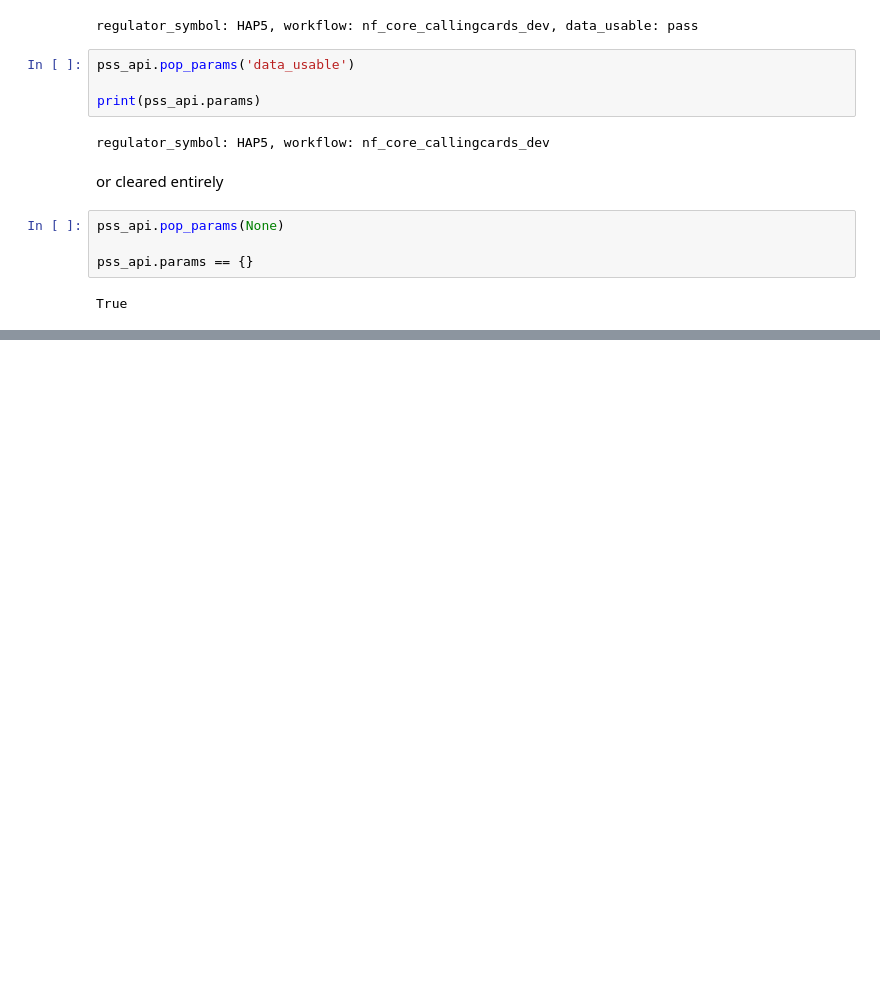
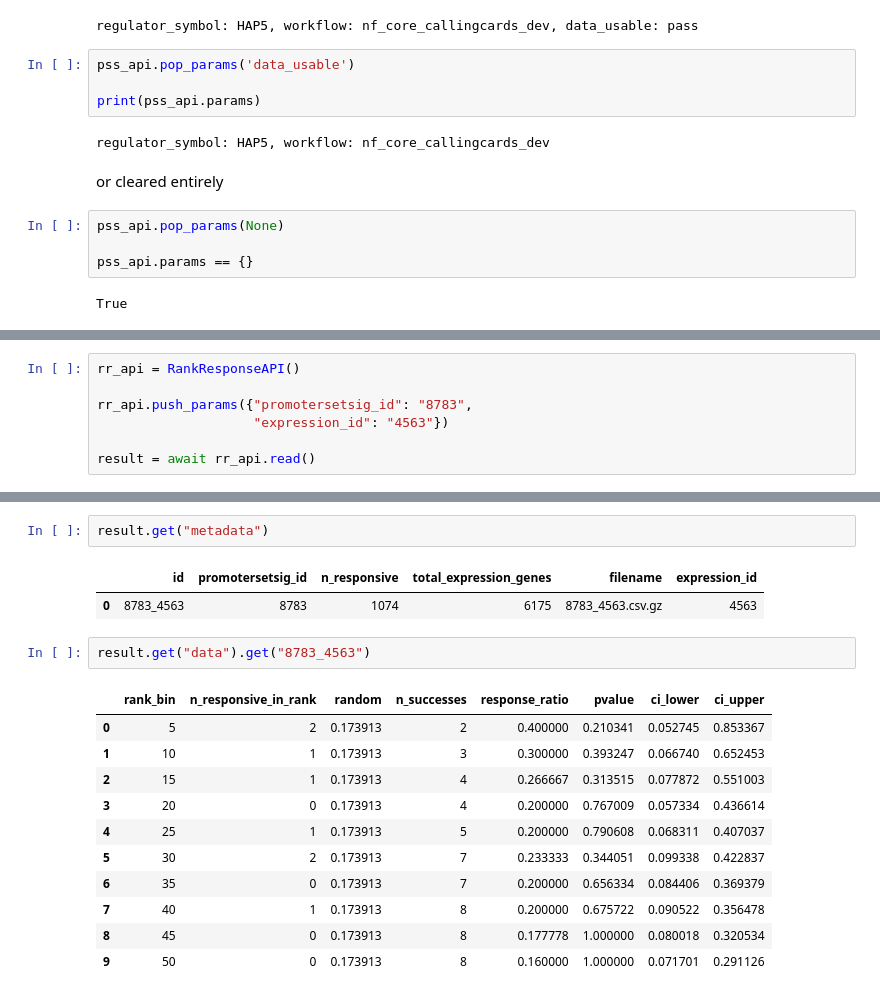
Before and after one commit to BrentLab/yeastdnnexplorer, a Jupyter notebook: docs/tutorials/database_interface.ipynb, the cells around one changed output, grey strips where cells are left out. Saved outputs shown, nothing was run; the diff lists cells and outputs as text; blank space fills up the shorter version.

Commit message:
rank response api working

```diff
--- a/docs/tutorials/database_interface.ipynb
+++ b/docs/tutorials/database_interface.ipynb
@@ -168,0 +297,7 @@ of some sort (currently going to use python shiny)
+# %%
+rr_api = RankResponseAPI()
+
+rr_api.push_params({"promotersetsig_id": "8783",
+                    "expression_id": "4563"})
+
+result = await rr_api.read()
@@ -168,0 +306,19 @@ of some sort (currently going to use python shiny)
+# %%
+result.get("metadata")
+# %% [output]
+|  | id | promotersetsig_id | n_responsive | total_expression_genes | filename | expression_id |
+| 0 | 8783_4563 | 8783 | 1074 | 6175 | 8783_4563.csv.gz | 4563 |
+# %%
+result.get("data").get("8783_4563")
+# %% [output]
+|  | rank_bin | n_responsive_in_rank | random | n_successes | response_ratio | pvalue | ci_lower | ci_upper |
+| 0 | 5 | 2 | 0.173913 | 2 | 0.400000 | 0.210341 | 0.052745 | 0.853367 |
+| 1 | 10 | 1 | 0.173913 | 3 | 0.300000 | 0.393247 | 0.066740 | 0.652453 |
+| 2 | 15 | 1 | 0.173913 | 4 | 0.266667 | 0.313515 | 0.077872 | 0.551003 |
+| 3 | 20 | 0 | 0.173913 | 4 | 0.200000 | 0.767009 | 0.057334 | 0.436614 |
+| 4 | 25 | 1 | 0.173913 | 5 | 0.200000 | 0.790608 | 0.068311 | 0.407037 |
+| 5 | 30 | 2 | 0.173913 | 7 | 0.233333 | 0.344051 | 0.099338 | 0.422837 |
+| 6 | 35 | 0 | 0.173913 | 7 | 0.200000 | 0.656334 | 0.084406 | 0.369379 |
+| 7 | 40 | 1 | 0.173913 | 8 | 0.200000 | 0.675722 | 0.090522 | 0.356478 |
+| 8 | 45 | 0 | 0.173913 | 8 | 0.177778 | 1.000000 | 0.080018 | 0.320534 |
+| 9 | 50 | 0 | 0.173913 | 8 | 0.160000 | 1.000000 | 0.071701 | 0.291126 |
```
Also changed, not shown: parts of 16 cells of this notebook, 25 other files.
